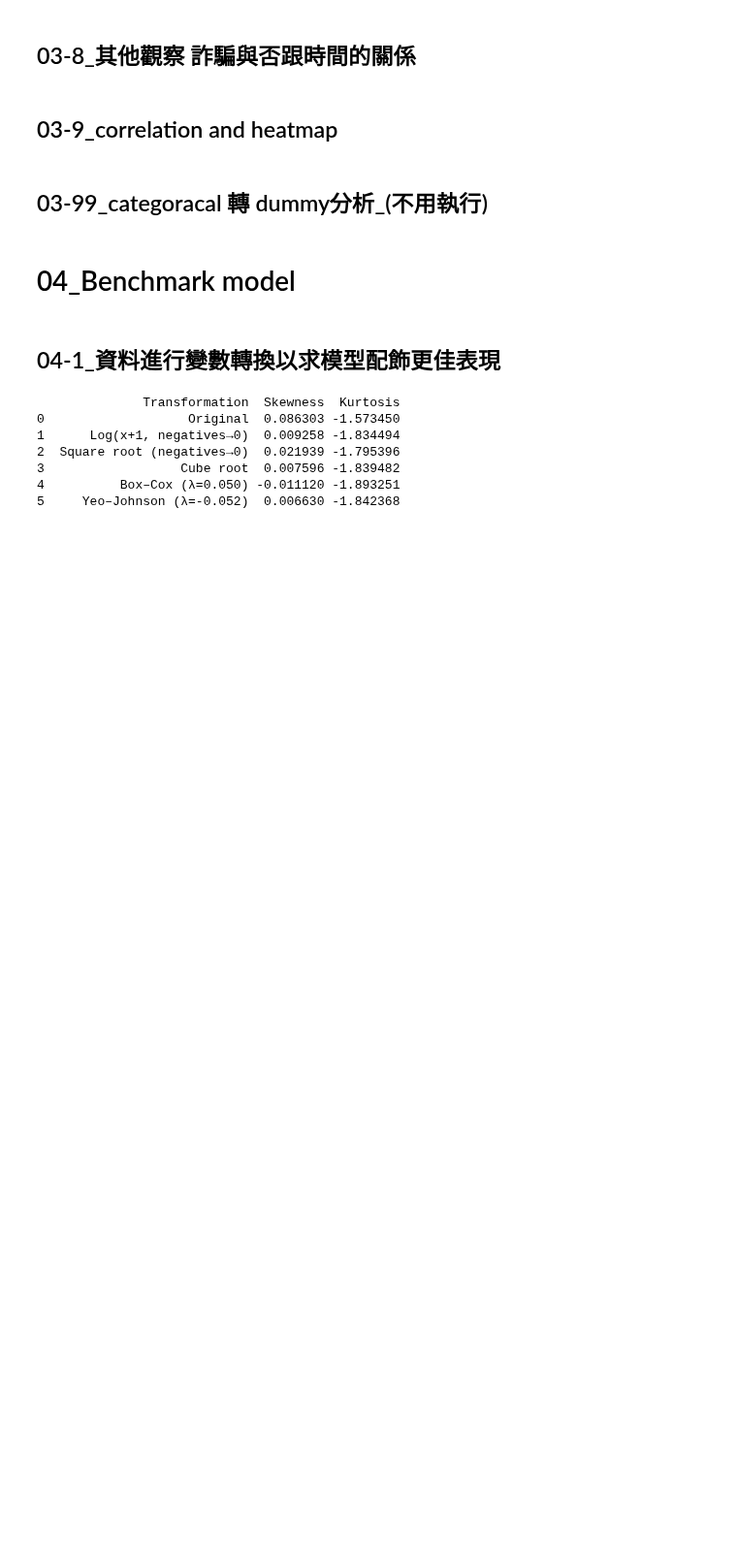
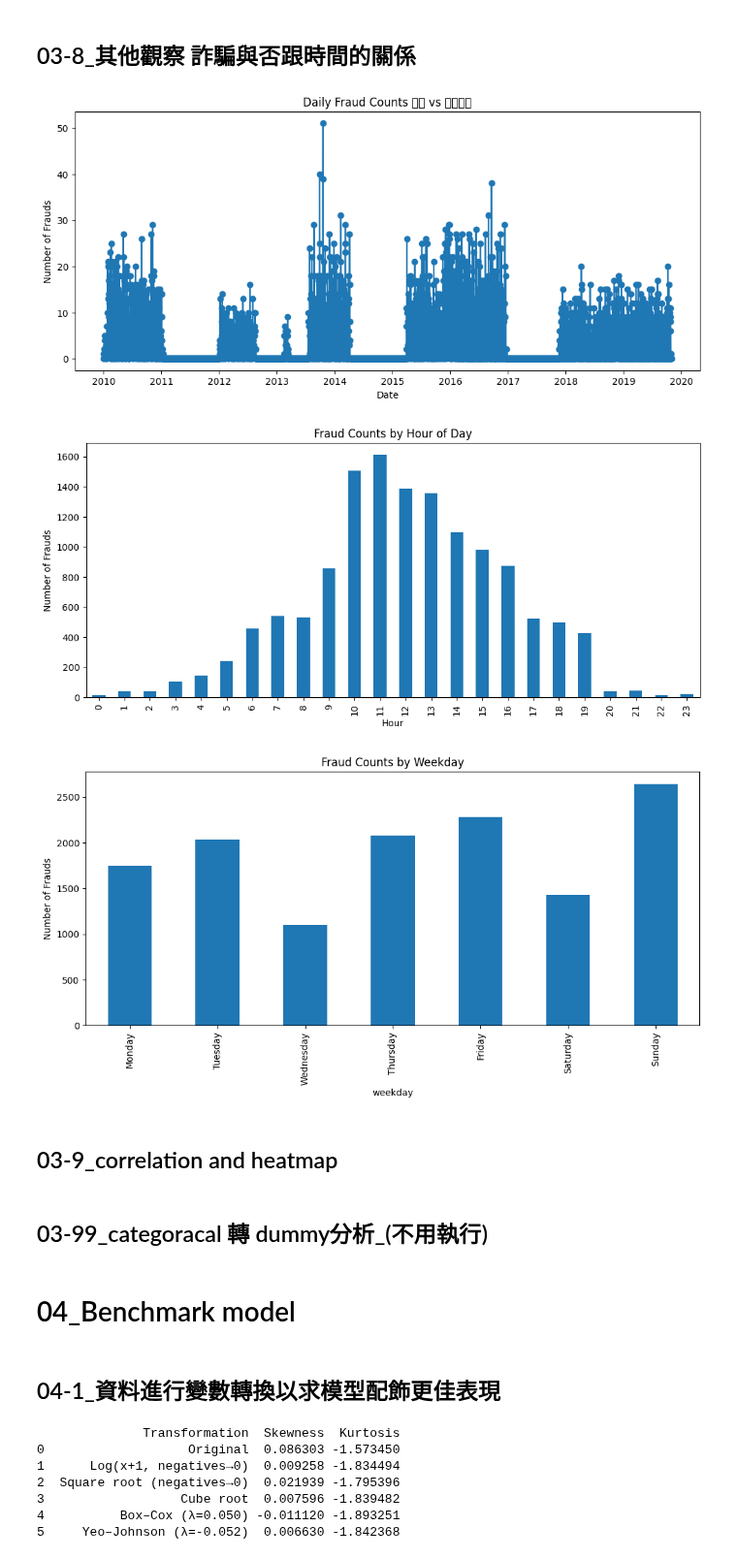
Before and after one commit to andyponn/2025_Fraud-Detection-project, a Jupyter notebook: main.ipynb, the cells around one changed output. Shown at 97% size. Cells and saved outputs as stored; diff of their text form; code cells hidden in the pictures; blank space fills up the shorter version.

```diff
--- a/main.ipynb
+++ b/main.ipynb
@@ -354,16 +354,11 @@ sns.pairplot(merged[num_cols])
-# %%
-cols_to_encode = ['is_fraud']
-merged[cols_to_encode] = merged[cols_to_encode].astype('category')
-dummies_cards = pd.get_dummies(
-    merged[cols_to_encode],
-    prefix=cols_to_encode,
-    dtype='uint8'
-    )
-merged = pd.concat([merged, dummies_cards], axis=1)
-merged.drop(columns=["is_fraud_No","is_fraud"], inplace=True)
+# %%
+mask = (merged["date"] >= "2018-01-01 00:00:00") & (merged["date"] <= "2019-10-31 23:59:59")
+merged = merged[mask]
+# %%
+merged.drop(columns=["weekday","hour","is_fraud_missing_flag"], inplace=True)
 # %%
-merged["is_fraud_Yes"]=merged["is_fraud_Yes"].astype("int64")
-target = 'is_fraud_Yes'  # 假設這是目標
+merged["is_fraud"]=merged["is_fraud"].astype("int64")
+target = 'is_fraud'  # 假設這是目標
 num_cols = merged.select_dtypes(include=['int64','float64']).columns.drop(target)
 
 for col in num_cols:
@@ -383,39 +378,43 @@ import matplotlib.pyplot as plt
 merged["date"] = pd.to_datetime(merged["date"])
 
 # 按天統計詐騙事件數
-fraud_per_day = merged.groupby(merged["date"].dt.date)["is_fraud_Yes"].sum()
+fraud_per_day = merged.groupby(merged["date"].dt.date)["is_fraud"].sum()
 
 # 畫折線圖
 plt.figure(figsize=(12,5))
 fraud_per_day.plot(kind="line", marker="o")
 plt.title("Daily Fraud Counts 日期 vs 詐騙次數")
 plt.xlabel("Date")
 plt.ylabel("Number of Frauds")
 plt.show()
 
 
 # 按小時
 merged["hour"] = merged["date"].dt.hour
-hourly_fraud = merged.groupby("hour")["is_fraud_Yes"].sum()
+hourly_fraud = merged.groupby("hour")["is_fraud"].sum()
 
 plt.figure(figsize=(12,5))
 hourly_fraud.plot(kind="bar")
 plt.title("Fraud Counts by Hour of Day")
 plt.xlabel("Hour")
 plt.ylabel("Number of Frauds")
 plt.show()
 
 # 按星期幾
 merged["weekday"] = merged["date"].dt.day_name()
-weekday_fraud = merged.groupby("weekday")["is_fraud_Yes"].sum().reindex(
+weekday_fraud = merged.groupby("weekday")["is_fraud"].sum().reindex(
     ["Monday","Tuesday","Wednesday","Thursday","Friday","Saturday","Sunday"]
 )
 
 plt.figure(figsize=(12,5))
 weekday_fraud.plot(kind="bar")
 plt.title("Fraud Counts by Weekday")
 plt.ylabel("Number of Frauds")
 plt.show()
+# %% [output]
+[figure, added]
+[figure, added]
+[figure, added]
 # %%
 ## 想確認原始交易分布與詐騙無關
 # 取出小時
```
Also changed, not shown: parts of 10 cells of this notebook.
